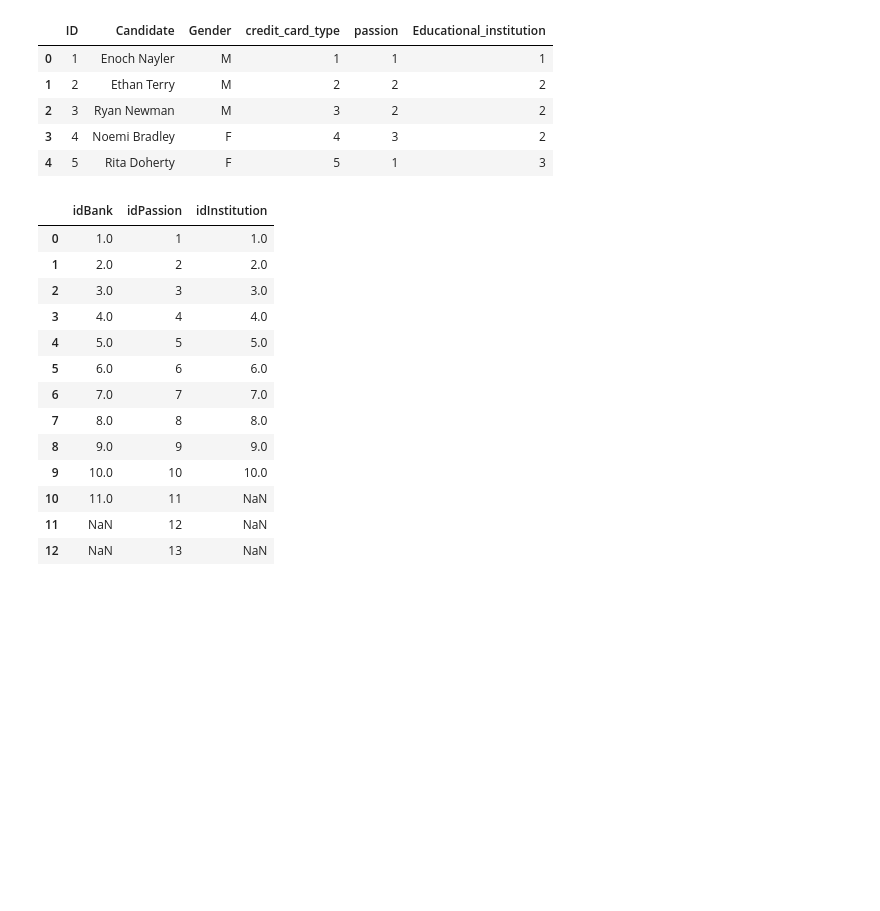
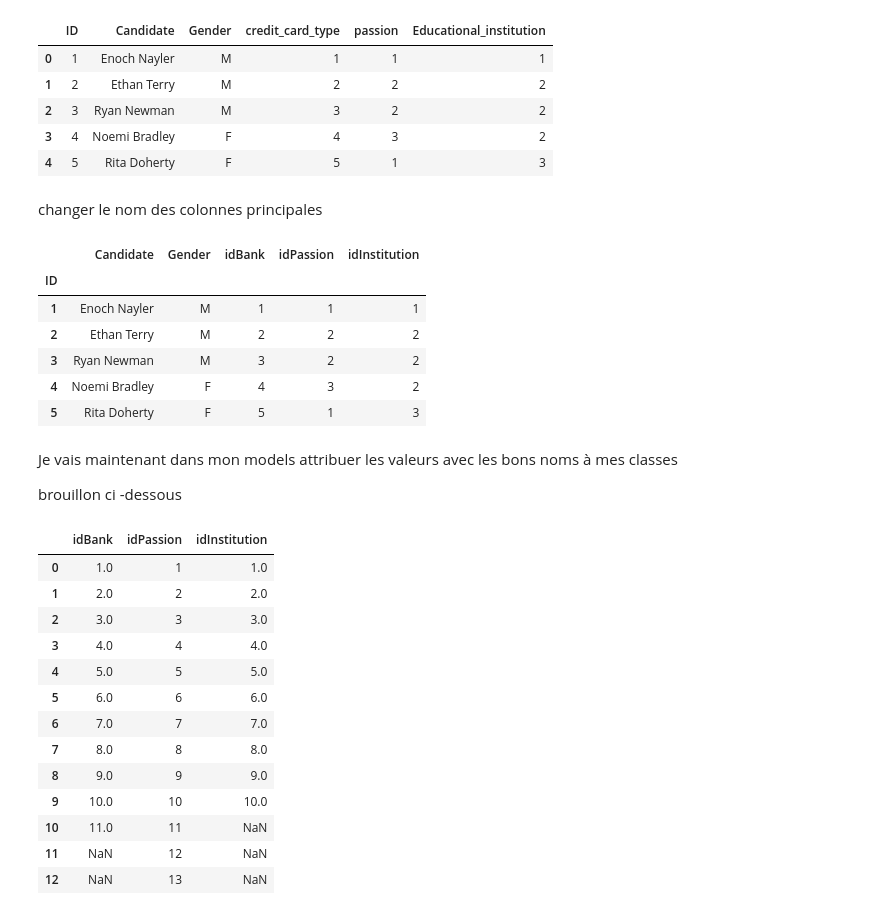
Before and after one commit to marieS06/Projet01, a Jupyter notebook: deb.ipynb, the cells around one changed output. Saved outputs shown, nothing was run; the diff lists cells and outputs as text; code cells hidden in the pictures; blank space fills up the shorter version.

```diff
--- a/deb.ipynb
+++ b/deb.ipynb
@@ -546,3 +546,19 @@ proj.head()
 | 2 | 3 | Ryan Newman | M | 3 | 2 | 2 |
 | 3 | 4 | Noemi Bradley | F | 4 | 3 | 2 |
 | 4 | 5 | Rita Doherty | F | 5 | 1 | 3 |
+# %% [markdown]
+changer le nom des colonnes principales
+# %%
+proj.rename( columns={'credit_card_type':'idBank'}, inplace=True )
+proj.rename( columns={'passion':'idPassion'}, inplace=True )
+proj.rename( columns={'Educational_institution':'idInstitution'}, inplace=True )
+# %%
+proj.head()
+# %% [output]
+|  | Candidate | Gender | idBank | idPassion | idInstitution |
+| ID |  |  |  |  |  |
+| 1 | Enoch Nayler | M | 1 | 1 | 1 |
+| 2 | Ethan Terry | M | 2 | 2 | 2 |
+| 3 | Ryan Newman | M | 3 | 2 | 2 |
+| 4 | Noemi Bradley | F | 4 | 3 | 2 |
+| 5 | Rita Doherty | F | 5 | 1 | 3 |
@@ -549,3 +568,11 @@ proj.head()
+# %% [markdown]
+Je vais maintenant dans mon models attribuer les valeurs avec les bons noms à mes classes
+
+
+
+
+
+brouillon ci -dessous
 # %%
 merge = pd.DataFrame({'idBank': cred['idBank'],'idPassion':poisson['idPassion'],'idInstitution':ins['idInstitution']})
 # %%
```
Also changed, not shown: parts of 4 cells of this notebook, 3 other files.
